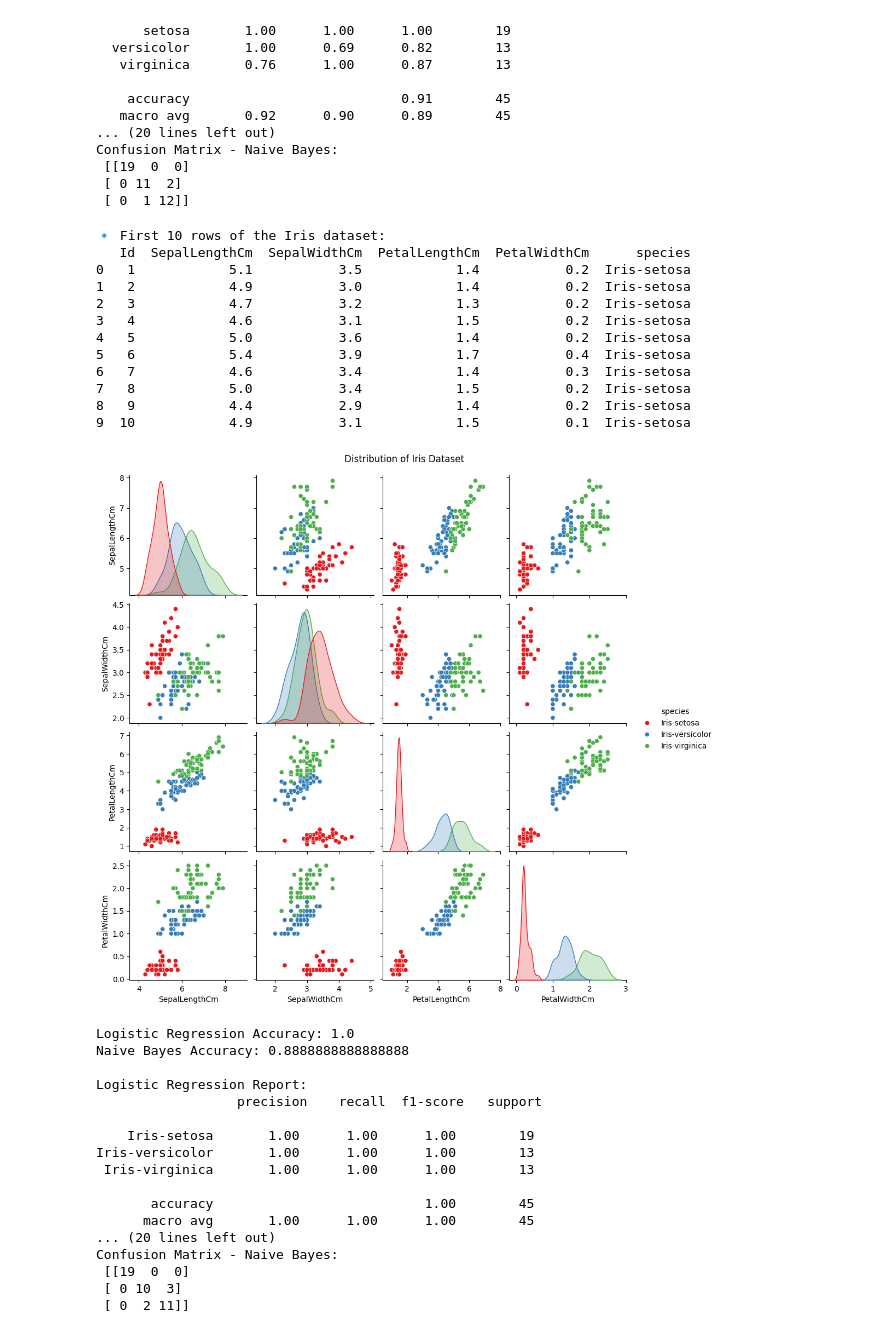
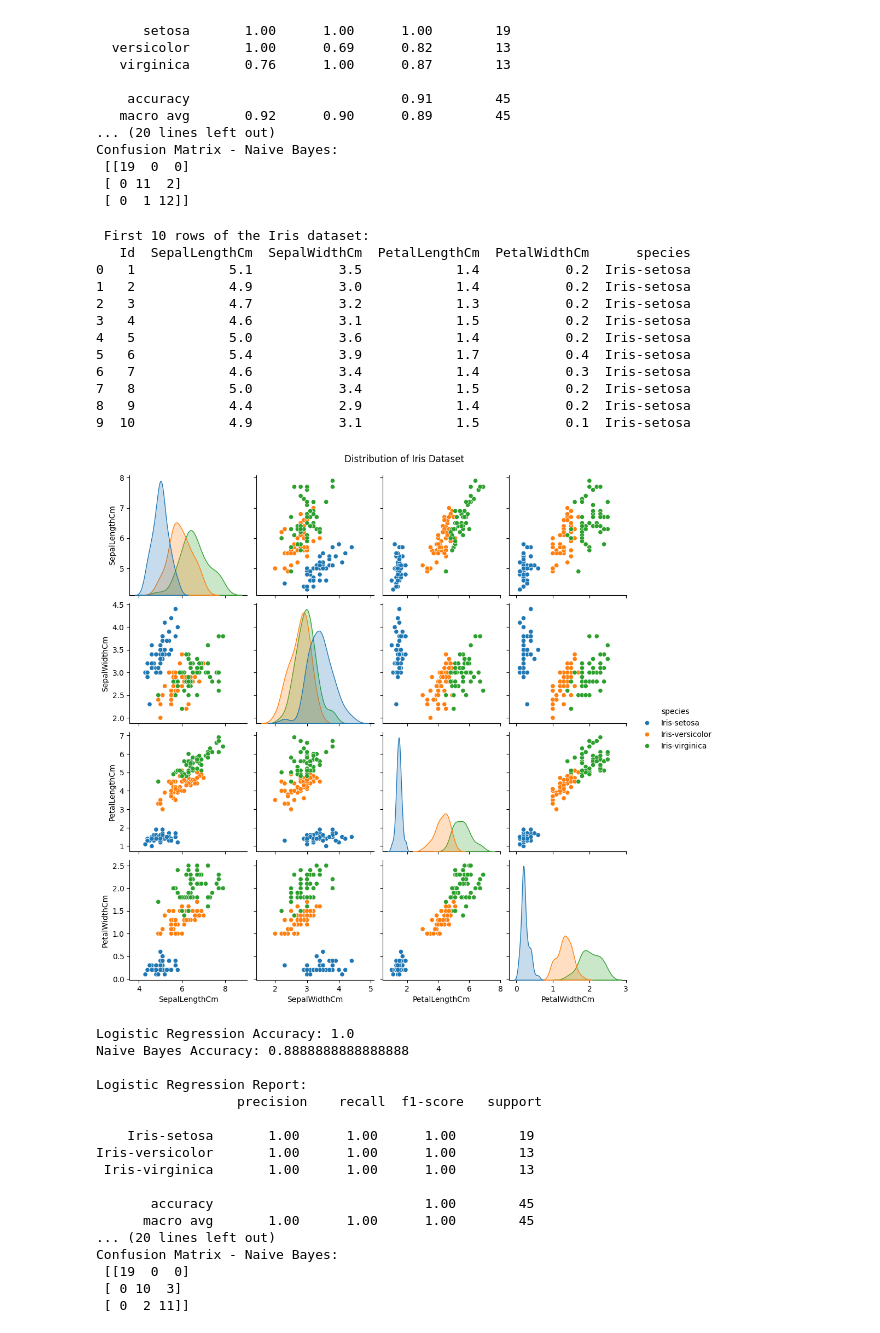
Before and after one commit to nusratjannat-2001/Machine_learning_lab, a Jupyter notebook: task_1.ipynb, the cells around one changed output. Saved outputs shown, nothing was run; the diff lists cells and outputs as text; code cells hidden in the pictures.

```diff
--- a/task_1.ipynb
+++ b/task_1.ipynb
@@ -125,7 +125,7 @@ target_names = label_encoder.classes_
 
 #  Pairplot visualization
 sns.pairplot(df, vars=['SepalLengthCm', 'SepalWidthCm', 'PetalLengthCm', 'PetalWidthCm'],
-             hue='species', diag_kind='kde', palette='Set1')
+             hue='species')
 plt.suptitle("Distribution of Iris Dataset", y=1.02)
 plt.show()
 
@@ -156,35 +156,35 @@ print("\nConfusion Matrix - Naive Bayes:\n", confusion_matrix(y_test, y_pred_nb)
 
 # Feature Importance (Logistic Regression)
 # Take the absolute value of coefficients and average across classes
 importance = np.mean(np.abs(log_reg.coef_), axis=0)
 
 # Create a DataFrame for plotting
 importance_df = pd.DataFrame({
     'Feature': feature_names,
     'Importance': importance
 }).sort_values(by='Importance', ascending=True)
 
 #  Plot Feature Importance (horizontal bar)
 plt.figure(figsize=(8, 5))
 plt.barh(importance_df['Feature'], importance_df['Importance'])
 plt.xlabel("Feature Importance")
 plt.ylabel("Feature")
 plt.title("Feature Importance (Logistic Regression - Iris Dataset)")
 plt.show()
 # %% [output]
-🔹 First 10 rows of the Iris dataset:
+ First 10 rows of the Iris dataset:
    Id  SepalLengthCm  SepalWidthCm  PetalLengthCm  PetalWidthCm      species
 0   1            5.1           3.5            1.4           0.2  Iris-setosa
 1   2            4.9           3.0            1.4           0.2  Iris-setosa
 2   3            4.7           3.2            1.3           0.2  Iris-setosa
 3   4            4.6           3.1            1.5           0.2  Iris-setosa
 4   5            5.0           3.6            1.4           0.2  Iris-setosa
 5   6            5.4           3.9            1.7           0.4  Iris-setosa
 6   7            4.6           3.4            1.4           0.3  Iris-setosa
 7   8            5.0           3.4            1.5           0.2  Iris-setosa
 8   9            4.4           2.9            1.4           0.2  Iris-setosa
 9  10            4.9           3.1            1.5           0.1  Iris-setosa
-[figure, old version]
+[figure, new version]
 Logistic Regression Accuracy: 1.0
 Naive Bayes Accuracy: 0.8888888888888888
 
```
Also changed, not shown: parts of 1 cell of this notebook, 6 other files.
